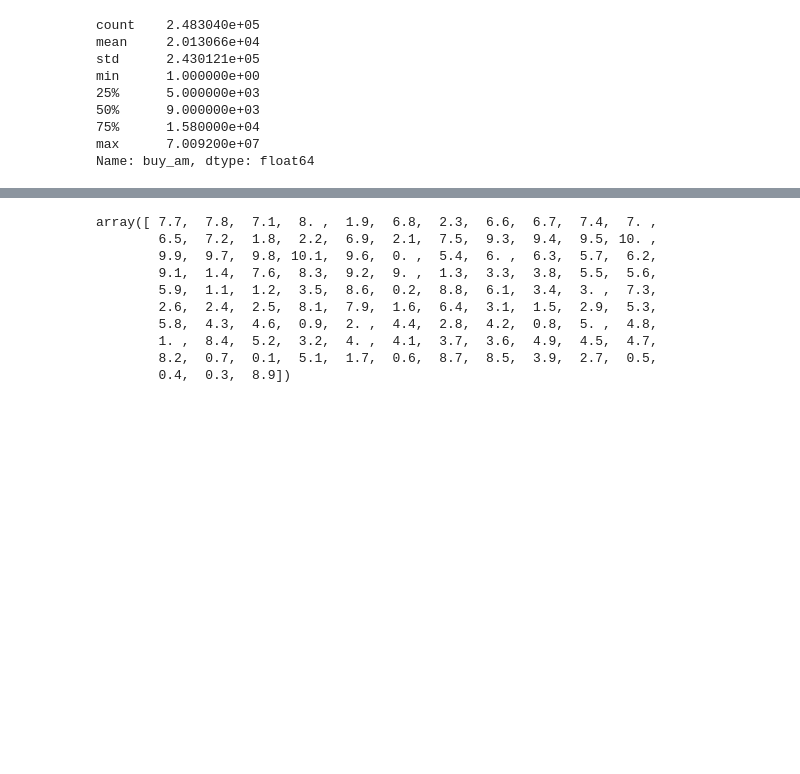
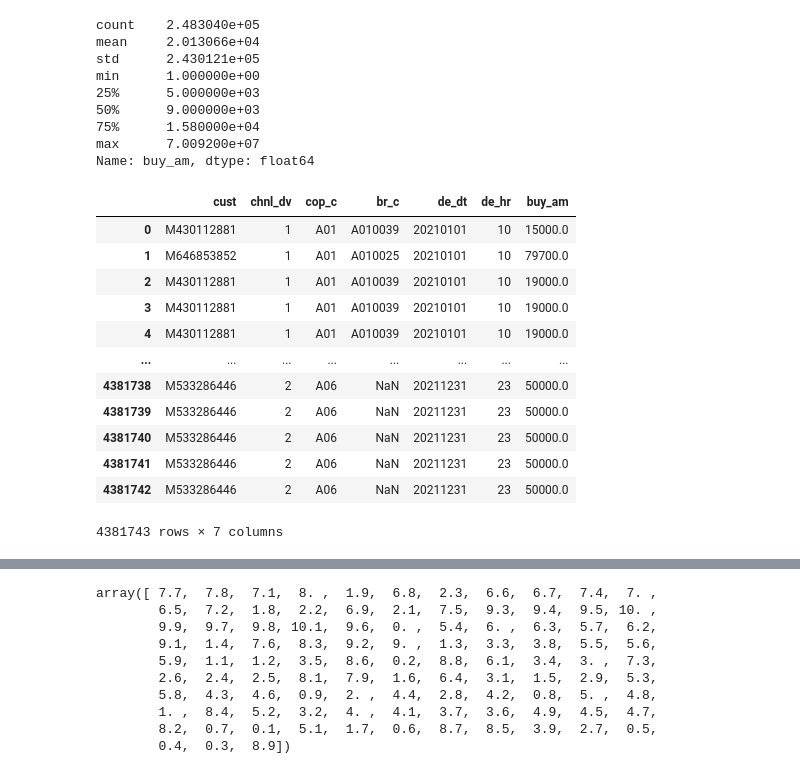
Before and after one commit to kch8906/Bigdata_Competition, a Jupyter notebook: DNN(0731).ipynb, the cells around one changed output, grey strips where cells are left out. Saved outputs shown, nothing was run; the diff lists cells and outputs as text; code cells hidden in the pictures; blank space fills up the shorter version.

```diff
--- a/DNN(0731).ipynb
+++ b/DNN(0731).ipynb
@@ -50,3 +50,21 @@ def categoricalBuy(data):
     return res
 # %%
 df_03['buy_am'] = df_03.progress_apply(lambda x : categoricalBuy(x['buy_am']), axis=1)
+# %%
+df_02.head(3)
+df_02.drop(['rct_no', 'pd_c', 'buy_ct'], axis=1, inplace=True)
+df_02
+# %% [output]
+|  | cust | chnl_dv | cop_c | br_c | de_dt | de_hr | buy_am |
+| 0 | M430112881 | 1 | A01 | A010039 | 20210101 | 10 | 15000.0 |
+| 1 | M646853852 | 1 | A01 | A010025 | 20210101 | 10 | 79700.0 |
+| 2 | M430112881 | 1 | A01 | A010039 | 20210101 | 10 | 19000.0 |
+| 3 | M430112881 | 1 | A01 | A010039 | 20210101 | 10 | 19000.0 |
+| 4 | M430112881 | 1 | A01 | A010039 | 20210101 | 10 | 19000.0 |
+| ... | ... | ... | ... | ... | ... | ... | ... |
+| 4381738 | M533286446 | 2 | A06 | NaN | 20211231 | 23 | 50000.0 |
+| 4381739 | M533286446 | 2 | A06 | NaN | 20211231 | 23 | 50000.0 |
+| 4381740 | M533286446 | 2 | A06 | NaN | 20211231 | 23 | 50000.0 |
+| 4381741 | M533286446 | 2 | A06 | NaN | 20211231 | 23 | 50000.0 |
+| 4381742 | M533286446 | 2 | A06 | NaN | 20211231 | 23 | 50000.0 |
+4381743 rows × 7 columns
```
Also changed, not shown: parts of 18 cells of this notebook, 4 other files.
